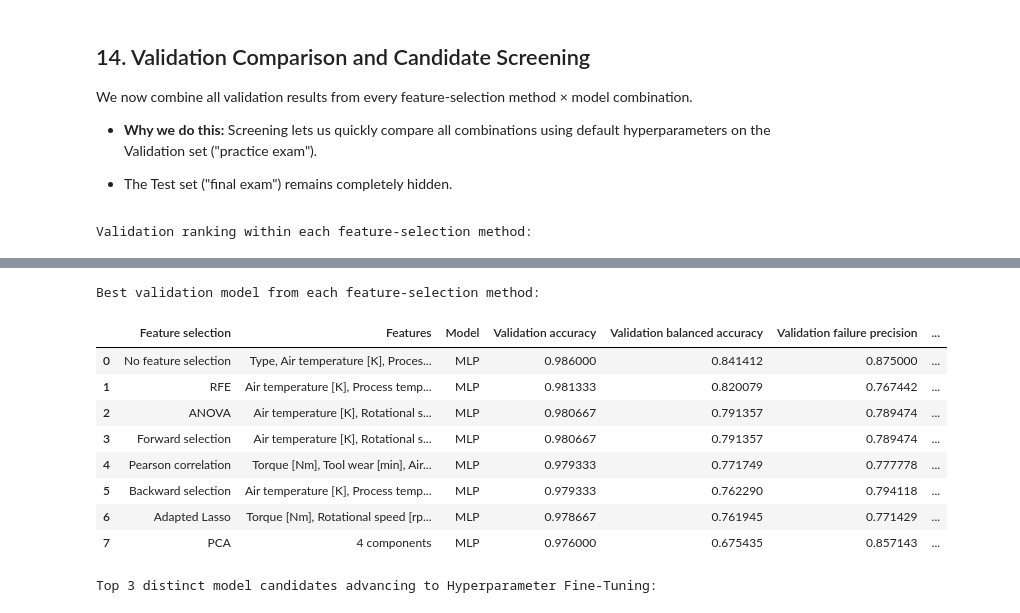
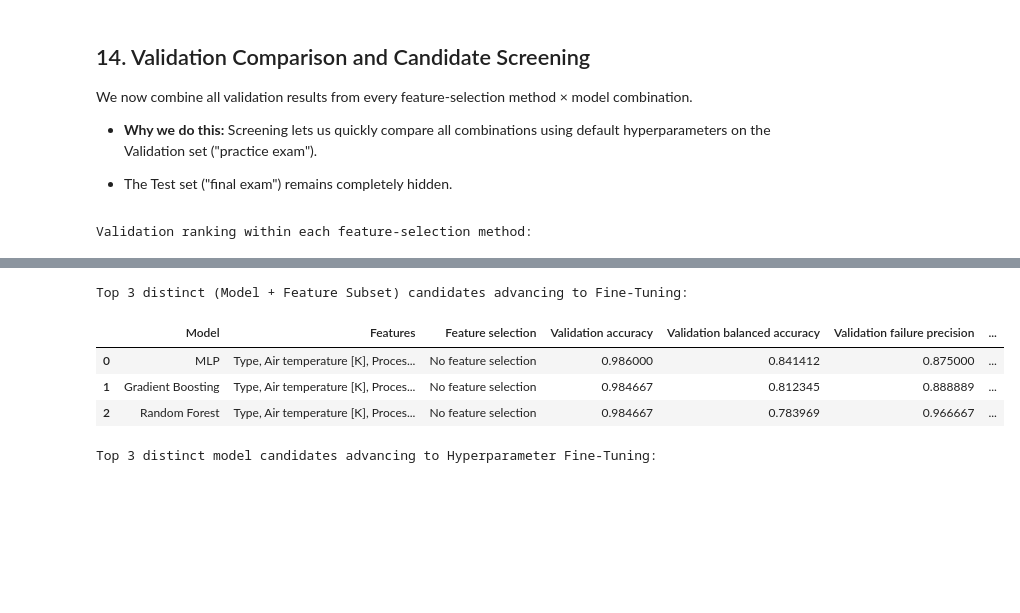
Before and after one commit to sotheasokea/ML_Term_Project, a Jupyter notebook: Predictive_Maintenance_Version 2_Res.ipynb, the cells around one changed output, grey strips where cells are left out. Drawn from its saved outputs; the diff is of its cells as text; code cells hidden in the pictures; blank space fills up the shorter version.

```diff
--- a/Predictive_Maintenance_Version 2_Res.ipynb
+++ b/Predictive_Maintenance_Version 2_Res.ipynb
@@ -371,7 +371,7 @@ display(
 # Note: RANDOM_STATE = 55 is already set in Section 4 and shared across the notebook.
 # Note: All configurations below are used to control the behavior of the experiment.
 
-NUMBER_OF_FEATURES = 4            # Features kept by ANOVA / Correlation / Lasso / RFE / SFS (out of 6)
+NUMBER_OF_FEATURES = 4           # Features kept by ANOVA / Correlation / Lasso / RFE / SFS (out of 6)
 
 RFE_SELECTOR_MODEL = "Logistic Regression"
 # Options: "Logistic Regression", "Linear SVC", "Decision Tree", "Random Forest"
@@ -383,7 +383,7 @@ SFS_SELECTOR_MODEL = "Decision Tree"
 PCA_VARIANCE = 0.95               # Cumulative training variance PCA must retain
 CV_FOLDS     = 5                  # Folds for GridSearchCV and SFS
 
-UNIQUE_FINALIST_MODELS = True       # True  -> Top 3 finalists must be 3 distinct model architectures
+UNIQUE_FINALIST_MODELS = False   # True  -> Top 3 finalists must be 3 distinct model architectures
                                     # False -> Allow same model architecture with different feature sets
 
 # Consistent sort order for ALL validation comparison tables
@@ -984,45 +984,79 @@ best_per_selection = (
     grouped_ranking
     .groupby("Feature selection", observed=True, sort=False)
     .head(1)
     .sort_values(
         PRIMARY_SORT_METRICS + ["Model"],
         ascending=[False, False, False, False, True],
         kind="mergesort",
     )
     .reset_index(drop=True)
 )
 
-print("Best validation model from each feature-selection method:")
-display(best_per_selection)
+# Group identical (Model + exact same selected Features) so we don't tune clones,
+# while still allowing the SAME model to appear in the Top 3 if it uses DIFFERENT features!
+unique_combinations = (
+    all_comparison_results
+    .sort_values(
+        PRIMARY_SORT_METRICS + ["Feature selection", "Model"],
+        ascending=[False, False, False, False, True, True],
+        kind="mergesort",
+    )
+    .groupby(["Model", "Features"], as_index=False, sort=False)
+    .agg({
+        # If ANOVA and Pearson picked the exact same columns, show both names!
+        "Feature selection": lambda s: " / ".join(dict.fromkeys(s.astype(str))),
+        "Validation accuracy": "first",
+        "Validation balanced accuracy": "first",
+        "Validation failure precision": "first",
+        "Validation failure recall": "first",
+        "Validation failure F1": "first",
+        "Validation missed failures": "first",
+        "Validation false alarms": "first",
+    })
+)
+
+# If UNIQUE_FINALIST_MODELS is True, require 3 different models.
+# If False (recommended!), allow the same model with genuinely different feature subsets!
+dedup_cols = ["Model"] if UNIQUE_FINALIST_MODELS else ["Model", "Features"]
+
+top_three_candidates = (
+    unique_combinations
+    .sort_values(
+        PRIMARY_SORT_METRICS + ["Model"],
+        ascending=[False, False, False, False, True],
+        kind="mergesort",
+    )
+    .drop_duplicates(subset=dedup_cols, keep="first")
+    .head(3)
+    .reset_index(drop=True)
+)
+
+print("Top 3 distinct (Model + Feature Subset) candidates advancing to Fine-Tuning:")
+display(top_three_candidates)
 # %% [output]
 Validation ranking within each feature-selection method:
 |  | Feature selection | Features | Model | Validation accuracy | Validation balanced accuracy | Validation failure precision | ... |
 | 0 | No feature selection | Type, Air temperature [K], Proces... | MLP | 0.986000 | 0.841412 | 0.875000 | ... |
 | 1 | No feature selection | Type, Air temperature [K], Proces... | Gradient Boosting | 0.984667 | 0.812345 | 0.888889 | ... |
 | 2 | No feature selection | Type, Air temperature [K], Proces... | Random Forest | 0.984667 | 0.783969 | 0.966667 | ... |
 | 3 | No feature selection | Type, Air temperature [K], Proces... | Decision Tree | 0.972667 | 0.777757 | 0.604167 | ... |
 | 4 | No feature selection | Type, Air temperature [K], Proces... | SVC | 0.924667 | 0.904254 | 0.296053 | ... |
 | 5 | No feature selection | Type, Air temperature [K], Proces... | Logistic Regression | 0.830000 | 0.826879 | 0.145833 | ... |
 | 6 | ANOVA | Air temperature [K], Rotational s... | MLP | 0.980667 | 0.791357 | 0.789474 | ... |
 | 7 | ANOVA | Air temperature [K], Rotational s... | Gradient Boosting | 0.977333 | 0.723420 | 0.793103 | ... |
 | 8 | ANOVA | Air temperature [K], Rotational s... | Random Forest | 0.972667 | 0.654792 | 0.727273 | ... |
 | 9 | ANOVA | Air temperature [K], Rotational s... | SVC | 0.918000 | 0.919722 | 0.283133 | ... |
 | ... | ... | ... | ... | ... | ... | ... | ... |
 | 43 | PCA | 4 components | Gradient Boosting | 0.973333 | 0.683514 | 0.703704 | ... |
 | 44 | PCA | 4 components | Random Forest | 0.970000 | 0.643953 | 0.625000 | ... |
 | 45 | PCA | 4 components | Decision Tree | 0.962667 | 0.668534 | 0.439024 | ... |
 | 46 | PCA | 4 components | SVC | 0.878000 | 0.861182 | 0.197248 | ... |
 | 47 | PCA | 4 components | Logistic Regression | 0.702667 | 0.751512 | 0.085954 | ... |
-Best validation model from each feature-selection method:
+Top 3 distinct (Model + Feature Subset) candidates advancing to Fine-Tuning:
-|  | Feature selection | Features | Model | Validation accuracy | Validation balanced accuracy | Validation failure precision | ... |
-| 0 | No feature selection | Type, Air temperature [K], Proces... | MLP | 0.986000 | 0.841412 | 0.875000 | ... |
-| 1 | RFE | Air temperature [K], Process temp... | MLP | 0.981333 | 0.820079 | 0.767442 | ... |
-| 2 | ANOVA | Air temperature [K], Rotational s... | MLP | 0.980667 | 0.791357 | 0.789474 | ... |
-| 3 | Forward selection | Air temperature [K], Rotational s... | MLP | 0.980667 | 0.791357 | 0.789474 | ... |
-| 4 | Pearson correlation | Torque [Nm], Tool wear [min], Air... | MLP | 0.979333 | 0.771749 | 0.777778 | ... |
-| 5 | Backward selection | Air temperature [K], Process temp... | MLP | 0.979333 | 0.762290 | 0.794118 | ... |
-| 6 | Adapted Lasso | Torque [Nm], Rotational speed [rp... | MLP | 0.978667 | 0.761945 | 0.771429 | ... |
-| 7 | PCA | 4 components | MLP | 0.976000 | 0.675435 | 0.857143 | ... |
+|  | Model | Features | Feature selection | Validation accuracy | Validation balanced accuracy | Validation failure precision | ... |
+| 0 | MLP | Type, Air temperature [K], Proces... | No feature selection | 0.986000 | 0.841412 | 0.875000 | ... |
+| 1 | Gradient Boosting | Type, Air temperature [K], Proces... | No feature selection | 0.984667 | 0.812345 | 0.888889 | ... |
+| 2 | Random Forest | Type, Air temperature [K], Proces... | No feature selection | 0.984667 | 0.783969 | 0.966667 | ... |
 # %%
 # Pick the Top 3 distinct model architectures from screening
 dedup_cols = ["Model"] if UNIQUE_FINALIST_MODELS else ["Feature selection", "Model"]
```
Also changed, not shown: parts of 2 cells of this notebook, 2 other files.
